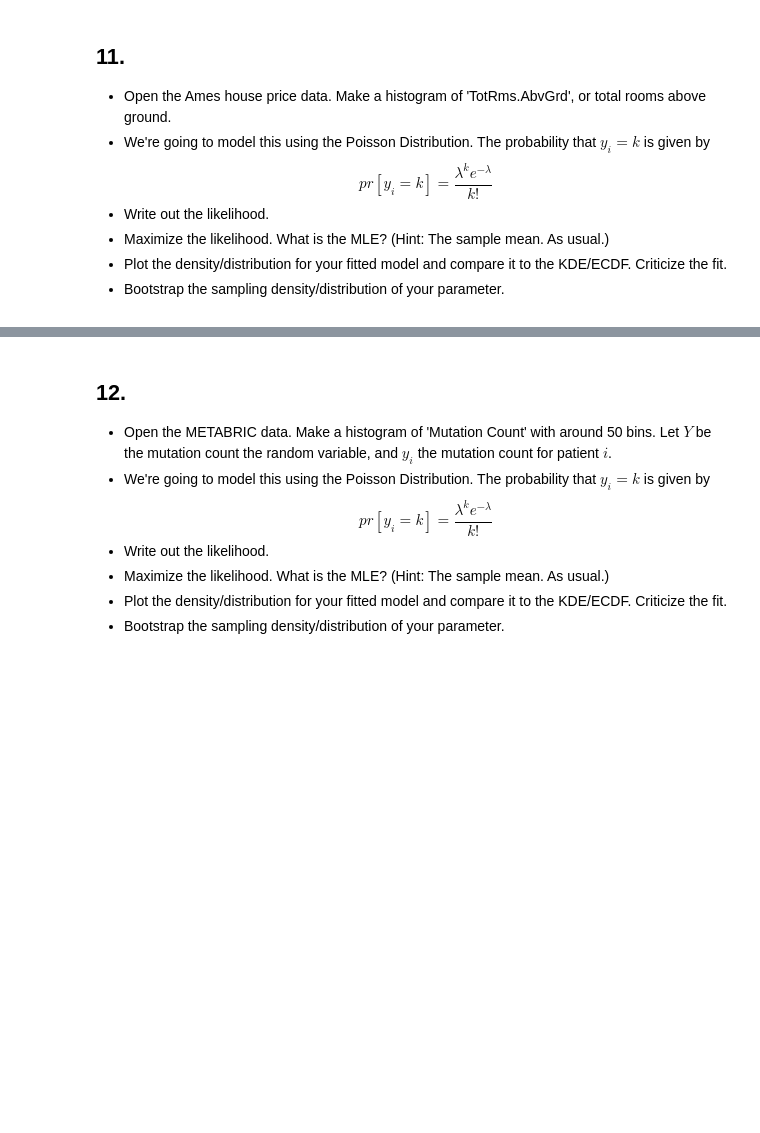
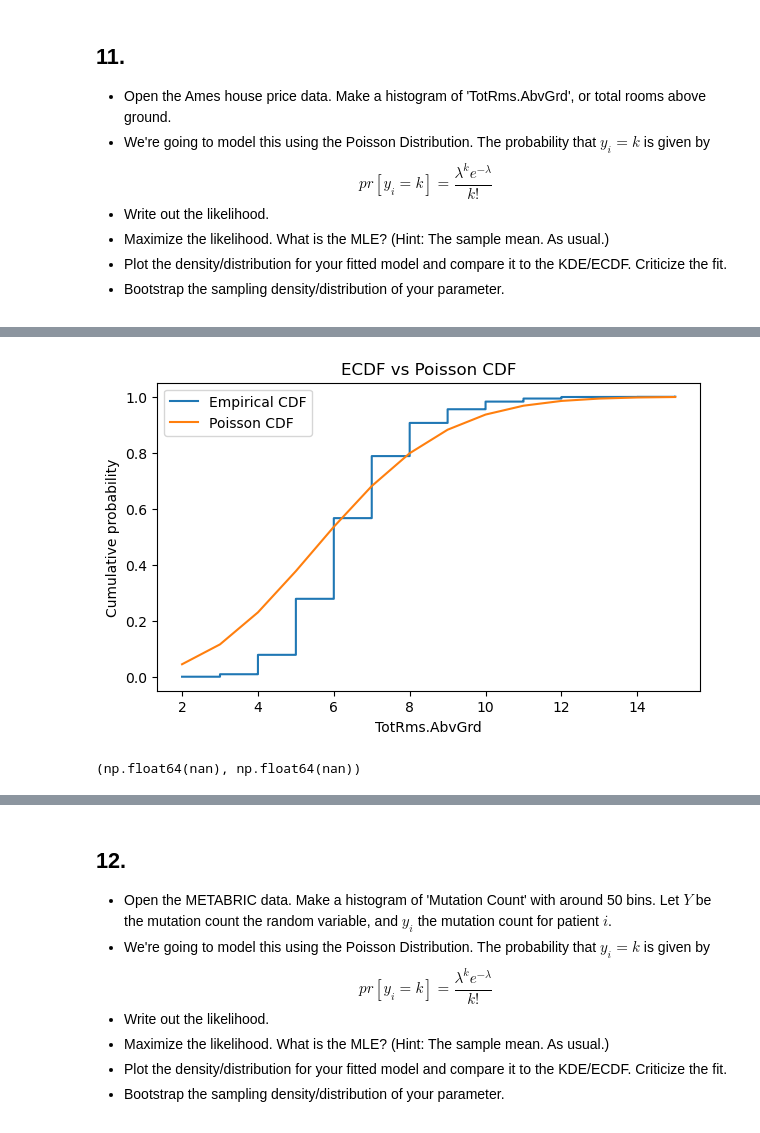
Before and after one commit to Maodougie25/UnderstandingUncertainty_Assignment7_MAT, a Jupyter notebook: assignment_7.ipynb, the cells around one changed output, grey strips where cells are left out. Drawn from its saved outputs; the diff is of its cells as text; code cells hidden in the pictures; blank space fills up the shorter version.

```diff
--- a/assignment_7.ipynb
+++ b/assignment_7.ipynb
@@ -327,0 +407,34 @@ $$
+# %%
+sorted_x = np.sort(tot_rooms)
+ecdf = np.arange(1, len(sorted_x) + 1) / len(sorted_x)
+max_k = int(sorted_x.max())
+k_grid = np.arange(0, max_k + 1)
+pmf_grid = (lam_hat ** k_grid) * np.exp(-lam_hat) / np.array([factorial(int(k)) for k in k_grid])
+cdf_grid = pmf_grid.cumsum()
+
+poisson_cdf_vals = cdf_grid[sorted_x.astype(int)]
+
+plt.figure(figsize=(7, 4))
+plt.step(sorted_x, ecdf, where='post', label='Empirical CDF')
+plt.plot(sorted_x, poisson_cdf_vals, label='Poisson CDF')
+plt.xlabel('TotRms.AbvGrd')
+plt.ylabel('Cumulative probability')
+plt.title('ECDF vs Poisson CDF')
+plt.legend()
+plt.show()
+# %% [output]
+[figure, added]
+# %%
+B = 2000
+n = len(tot_rooms)
+rng = np.random.default_rng(42)
+
+boot_lam = np.empty(B)
+
+for b in range(B):
+    sample = rng.choice(tot_rooms, size=n, replace=True)
+
+
+boot_lam.mean(), boot_lam.std()
+# %% [output]
+(np.float64(nan), np.float64(nan))
```
Also changed, not shown: parts of 10 cells of this notebook.
